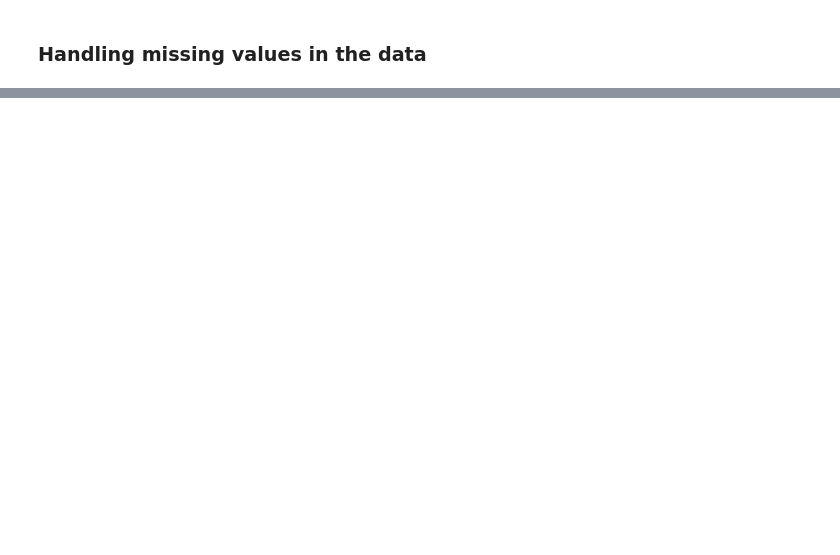
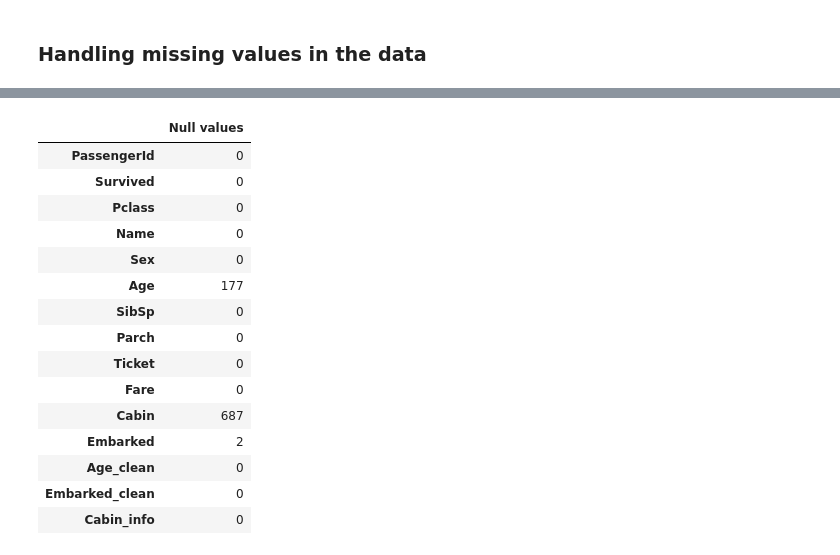
Before and after one commit to pandya6988/my_first_fastpage, a Jupyter notebook: _notebooks/2022-09-11-feature_engineering.ipynb, the cells around one changed output, grey strips where cells are left out. Cells and saved outputs as stored; diff of their text form; code cells hidden in the pictures; blank space fills up the shorter version.

```diff
--- a/_notebooks/2022-09-11-feature_engineering.ipynb
+++ b/_notebooks/2022-09-11-feature_engineering.ipynb
@@ -485,0 +491,26 @@ In the <i>Feature exploration</i> section we saw that the age distribution for p
+# %%
+titanic['Age_clean'] = titanic['Age'].fillna(titanic.Age.mean())
+titanic['Embarked_clean'] = titanic['Embarked'].fillna('S')
+titanic['Cabin_info'] = np.where(titanic.Cabin.isnull(), 0, 1)
+# %%
+# collapse_output
+
+Null_values = pd.DataFrame( titanic.isnull().sum(), columns=["Null values"] )
+Null_values
+# %% [output]
+|  | Null values |
+| PassengerId | 0 |
+| Survived | 0 |
+| Pclass | 0 |
+| Name | 0 |
+| Sex | 0 |
+| Age | 177 |
+| SibSp | 0 |
+| Parch | 0 |
+| Ticket | 0 |
+| Fare | 0 |
+| Cabin | 687 |
+| Embarked | 2 |
+| Age_clean | 0 |
+| Embarked_clean | 0 |
+| Cabin_info | 0 |
```
Also changed, not shown: parts of 3 cells of this notebook, 1 other file.
